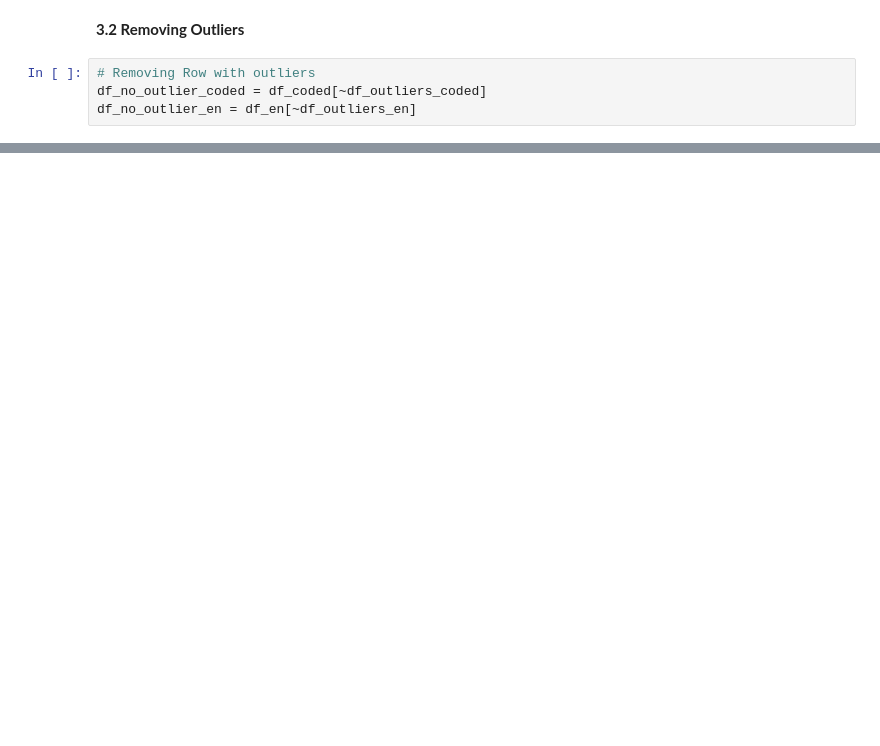
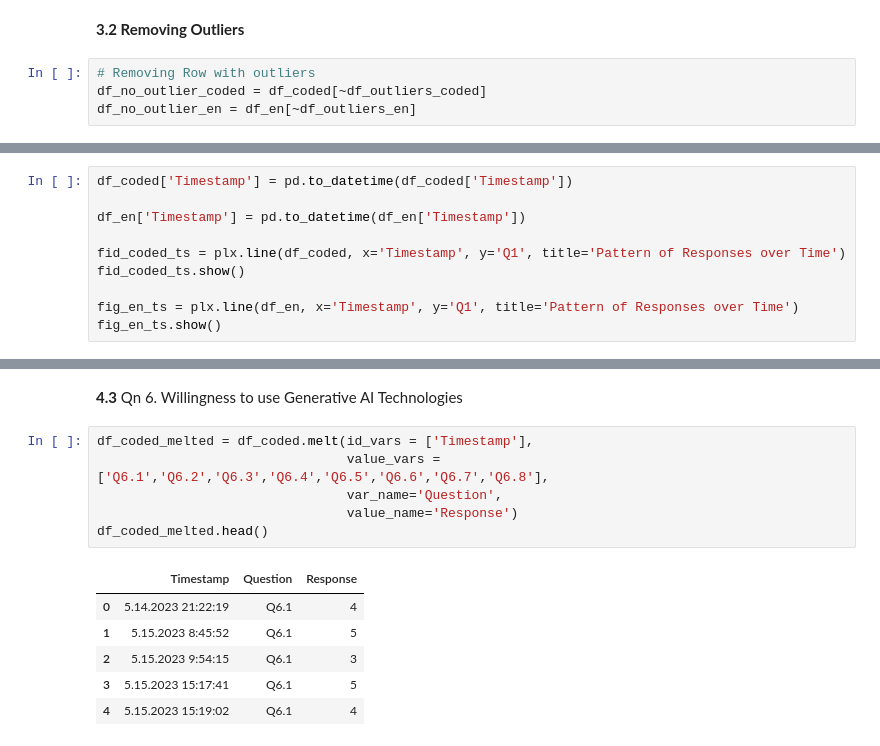
Before and after one commit to risal2002ankrit/EDA-Analysis, a Jupyter notebook: EDA_impactOfChatbot.ipynb, the cells around one changed output, grey strips where cells are left out. Cells and saved outputs as stored; diff of their text form; blank space fills up the shorter version.

```diff
--- a/EDA_impactOfChatbot.ipynb
+++ b/EDA_impactOfChatbot.ipynb
@@ -389,0 +408,10 @@ Number of rows after removing outliers: 55
+# %%
+df_coded['Timestamp'] = pd.to_datetime(df_coded['Timestamp'])
+
+df_en['Timestamp'] = pd.to_datetime(df_en['Timestamp'])
+
+fid_coded_ts = plx.line(df_coded, x='Timestamp', y='Q1', title='Pattern of Responses over Time')
+fid_coded_ts.show()
+
+fig_en_ts = plx.line(df_en, x='Timestamp', y='Q1', title='Pattern of Responses over Time')
+fig_en_ts.show()
@@ -389,0 +423,15 @@ Number of rows after removing outliers: 55
+# %% [markdown]
+**4.3** Qn 6. Willingness to use Generative AI Technologies
+# %%
+df_coded_melted = df_coded.melt(id_vars = ['Timestamp'],
+                                value_vars = ['Q6.1','Q6.2','Q6.3','Q6.4','Q6.5','Q6.6','Q6.7','Q6.8'],
+                                var_name='Question',
+                                value_name='Response')
+df_coded_melted.head()
+# %% [output]
+|  | Timestamp | Question | Response |
+| 0 | 5.14.2023 21:22:19 | Q6.1 | 4 |
+| 1 | 5.15.2023 8:45:52 | Q6.1 | 5 |
+| 2 | 5.15.2023 9:54:15 | Q6.1 | 3 |
+| 3 | 5.15.2023 15:17:41 | Q6.1 | 5 |
+| 4 | 5.15.2023 15:19:02 | Q6.1 | 4 |
```
Also changed, not shown: parts of 24 cells of this notebook.
